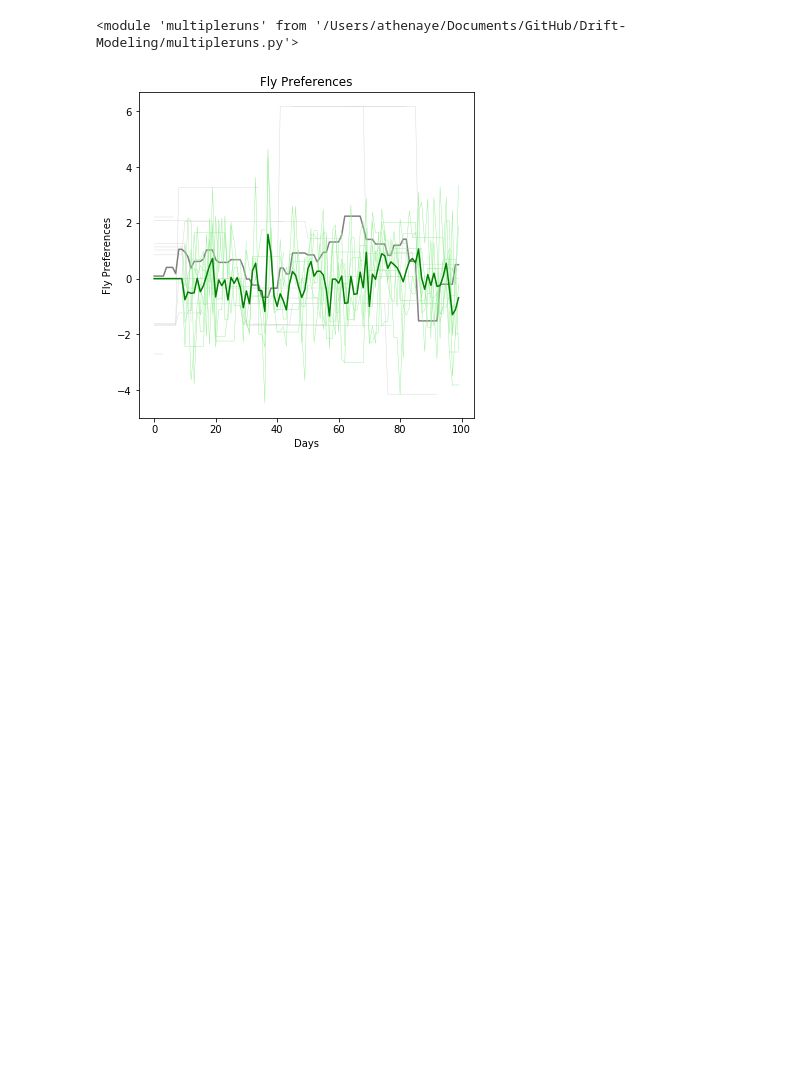
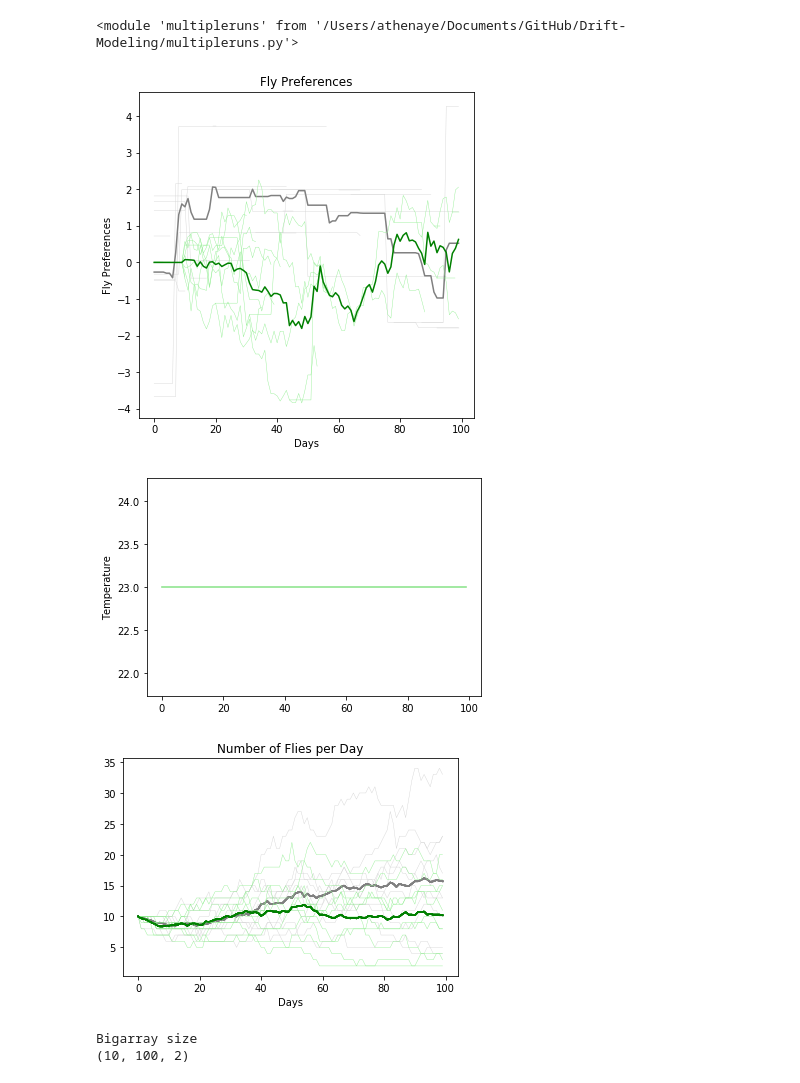
Before and after one commit to athena-ye/Drift-Modeling, a Jupyter notebook: Stochastic Model.ipynb, the cells around one changed output. Cells and saved outputs as stored; diff of their text form; code cells hidden in the pictures; blank space fills up the shorter version.

```diff
--- a/Stochastic Model.ipynb
+++ b/Stochastic Model.ipynb
@@ -19,17 +19,21 @@ imp.reload(mr)
 # %% [output]
 <module 'multipleruns' from '/Users/athenaye/Documents/GitHub/Drift-Modeling/multipleruns.py'>
 # %%
-numberofruns=1
+numberofruns=10
 numberofflies=10
 numberofdays=100
 temperaturefrequencies=[10,10] #not currently used
 meantemp=[23,23]
 tempperiod=[365,365]
 tempgain=[0,0]
 initvariability=[2,0]
 driftvariability=[0,2]
 heritability=[0,0] #not currently used
 
 mr.multipleruns(numberofruns, numberofflies, numberofdays, temperaturefrequencies, meantemp, tempperiod, tempgain, initvariability, driftvariability, heritability)
 # %% [output]
-[figure, old version]
+[figure, new version]
+[figure, added]
+[figure, added]
+Bigarray size
+(10, 100, 2)
```
